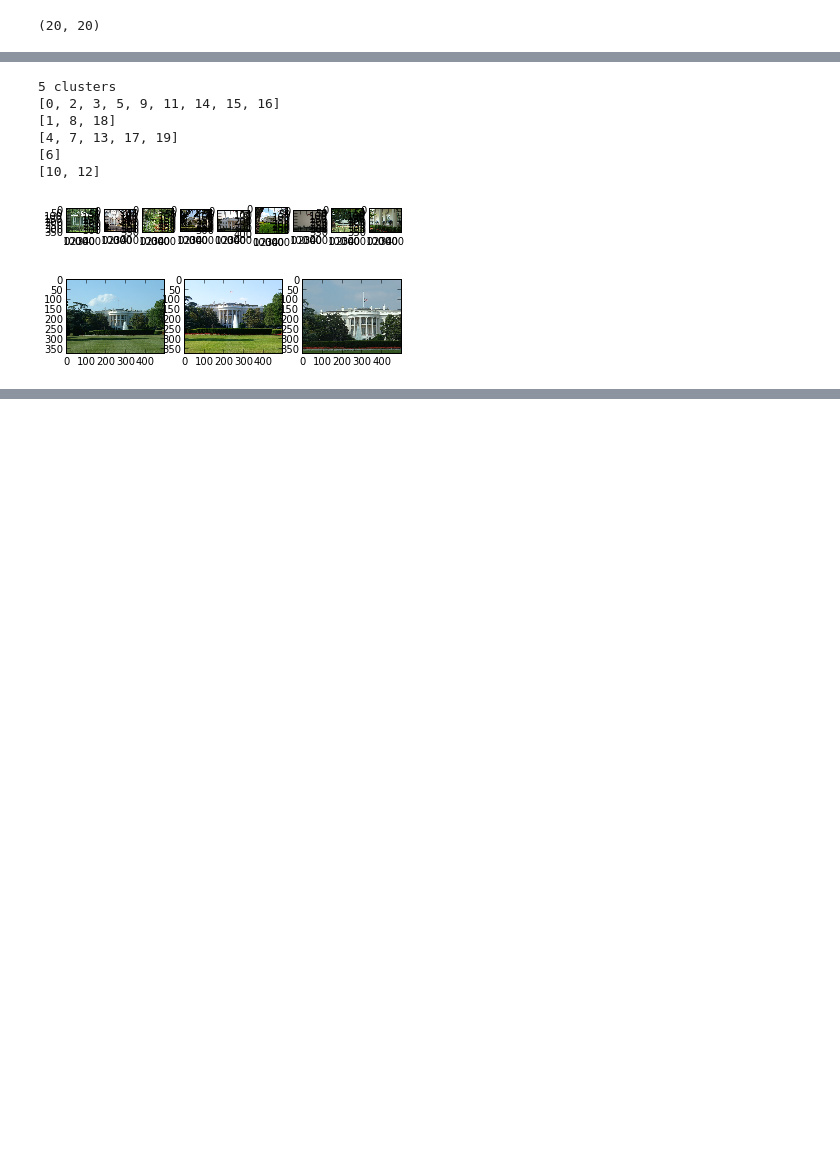
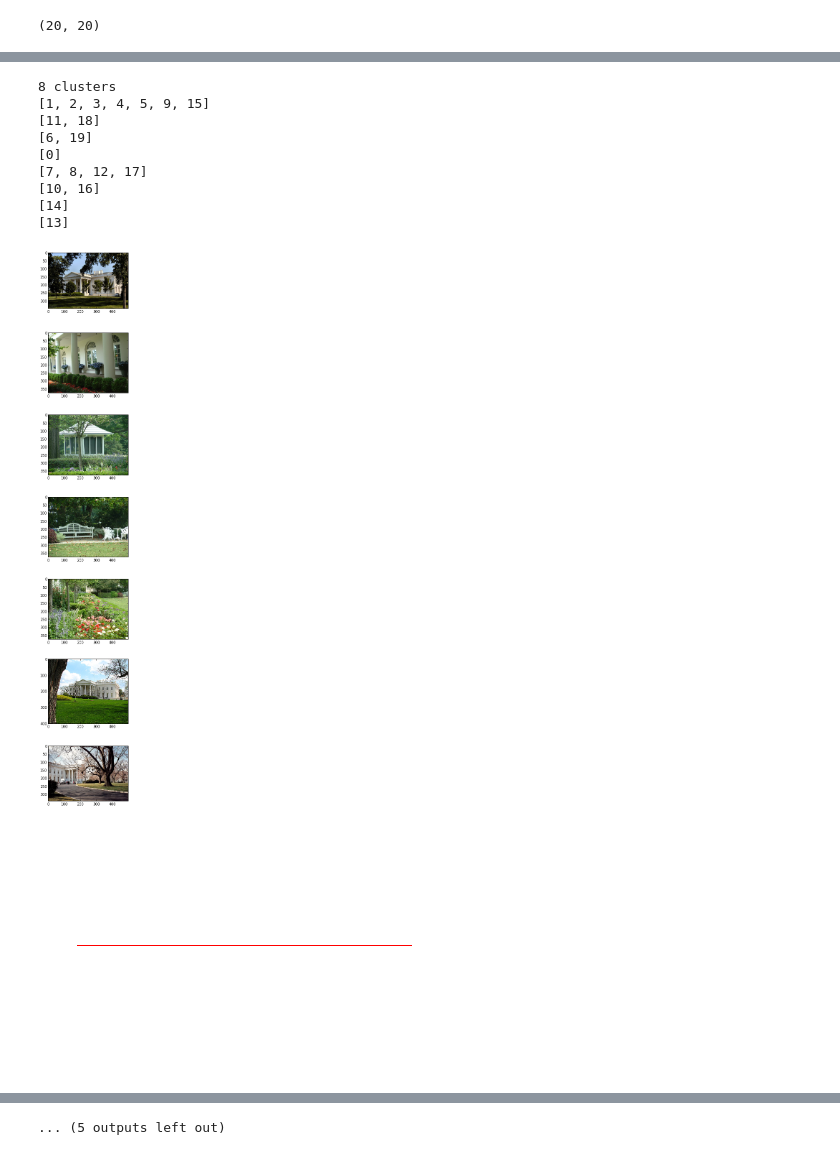
Before and after one commit to dolaameng/tutorials, a Jupyter notebook: cv-tutorials/BASIC_Local_Image_Descriptors.ipynb, the cells around one changed output, grey strips where cells are left out. Saved outputs shown, nothing was run; the diff lists cells and outputs as text; code cells hidden in the pictures; blank space fills up the shorter version.

```diff
--- a/cv-tutorials/BASIC_Local_Image_Descriptors.ipynb
+++ b/cv-tutorials/BASIC_Local_Image_Descriptors.ipynb
@@ -217,28 +217,34 @@ whitehouses[1]
 # %%
 from sklearn import cluster
-kmeans = cluster.KMeans(n_clusters=5)
+kmeans = cluster.KMeans(n_clusters=8)
 kmeans.fit(wh_X)
 labels = np.unique(kmeans.labels_)
 print len(labels), 'clusters'
 ## IMAGES: whitehouses
 for label in labels:
-    figure()
     index = [i for (i, lab) in enumerate(kmeans.labels_) if label ==lab]
     print index
-    fig, axes = subplots(ncols = len(index), nrows = 1, figsize=(6, 6))
+    fig, axes = subplots(nrows = len(index), ncols = 1, figsize=(4, 4*len(index)))
+    fig.set_edgecolor('red')
     #print list(enumerate(index))
     for (ii, i) in enumerate(index):
         #print 'ii', ii
         try:
             axes[ii].imshow(whitehouses[i])
         except:
             axes.imshow(whitehouses[i])
+    figure()
+    plot(range(10), [0]*10, 'r')
+    axis('off')
 # %% [output]
-5 clusters
-[0, 2, 3, 5, 9, 11, 14, 15, 16]
-[1, 8, 18]
-[4, 7, 13, 17, 19]
-[6]
-[10, 12]
+8 clusters
+[1, 2, 3, 4, 5, 9, 15]
+[11, 18]
+[6, 19]
+[0]
+[7, 8, 12, 17]
+[10, 16]
+[14]
+[13]
-[figure, old version]
+[figure, new version]
-[figure, old version]
+[figure, new version]
@@ -247,0 +260 @@ for label in labels:
+... (5 outputs left out)
```
Also changed, not shown: parts of 5 cells of this notebook.
